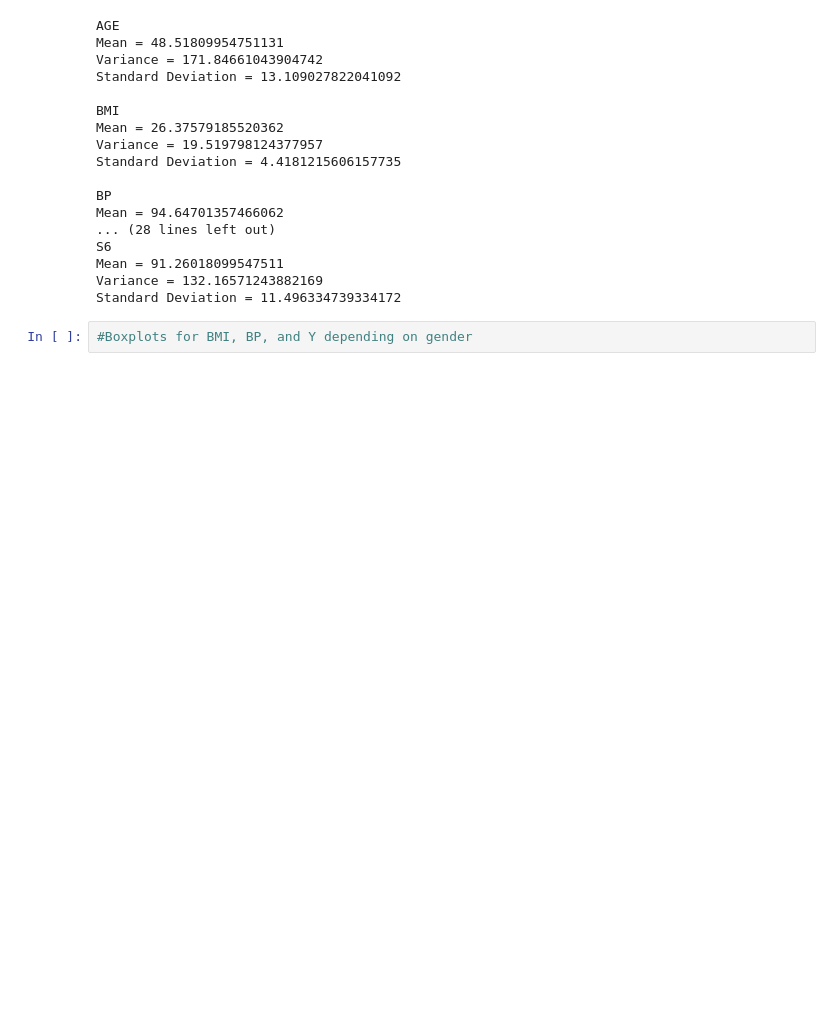
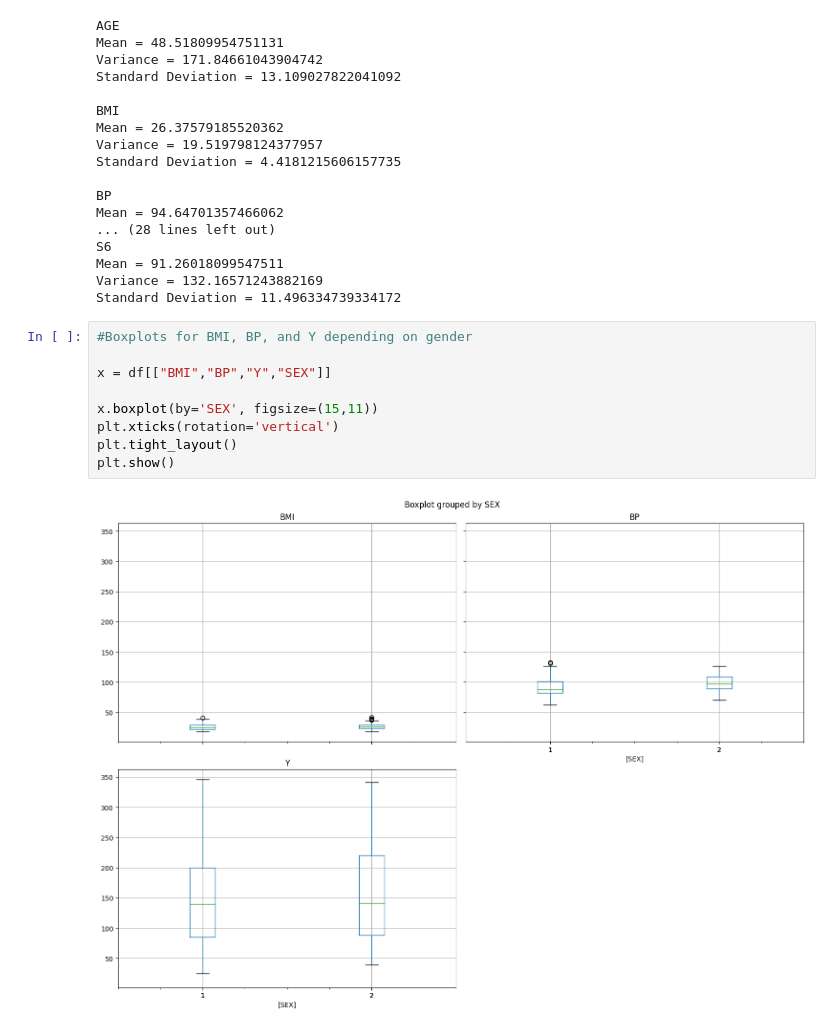
Before and after one commit to Uric01/-first_repository, a Jupyter notebook: diabetes-proj.ipynb, the cells around one changed output. Cells and saved outputs as stored; diff of their text form; blank space fills up the shorter version.

```diff
--- a/diabetes-proj.ipynb
+++ b/diabetes-proj.ipynb
@@ -104,3 +105,12 @@ Variance = 132.16571243882169
 Standard Deviation = 11.496334739334172
 # %%
 #Boxplots for BMI, BP, and Y depending on gender
+
+x = df[["BMI","BP","Y","SEX"]]
+
+x.boxplot(by='SEX', figsize=(15,11))
+plt.xticks(rotation='vertical')
+plt.tight_layout()
+plt.show()
+# %% [output]
+[figure, added]
```
Also changed, not shown: parts of 3 cells of this notebook.
